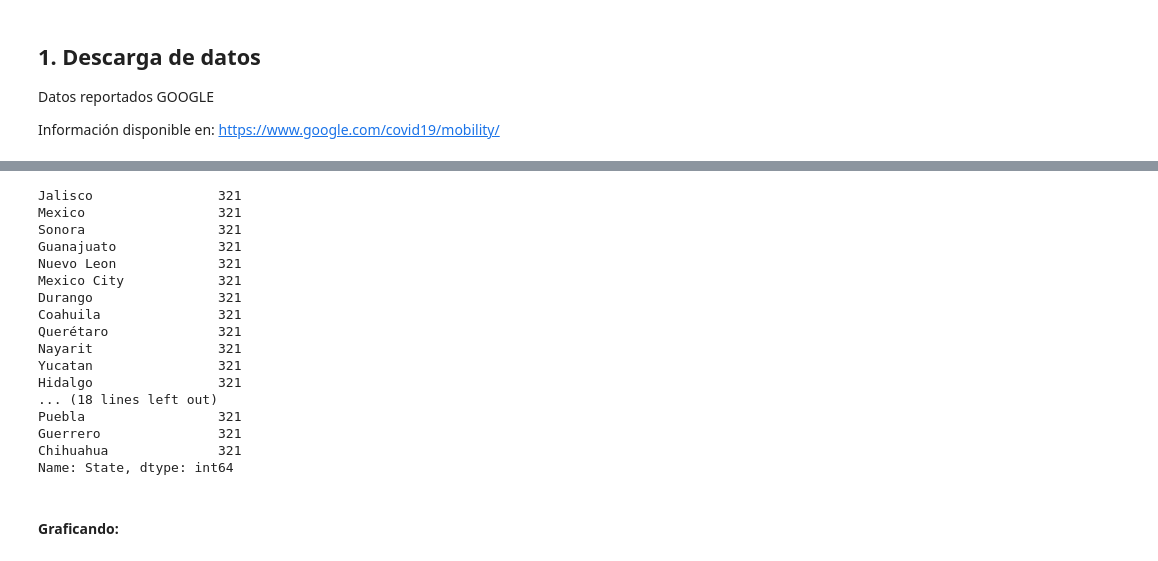
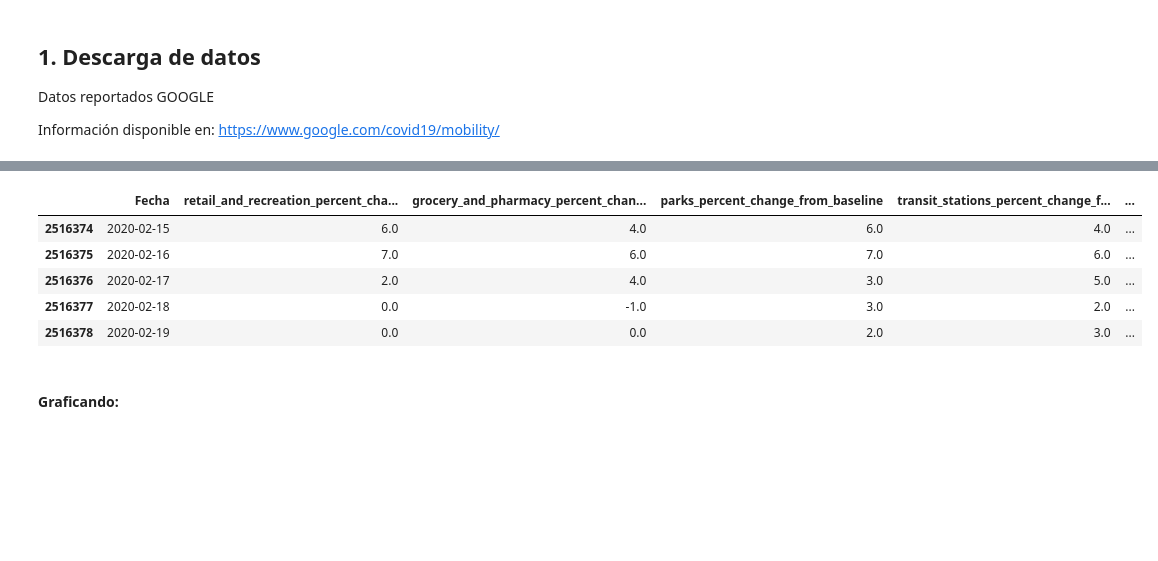
Before and after one commit to benjov/Paper-Covid-2020, a Jupyter notebook: Estadistica_Mobility_NEW.ipynb, the cells around one changed output, grey strips where cells are left out. Saved outputs shown, nothing was run; the diff lists cells and outputs as text; code cells hidden in the pictures; blank space fills up the shorter version.

```diff
--- a/Estadistica_Mobility_NEW.ipynb
+++ b/Estadistica_Mobility_NEW.ipynb
@@ -107,22 +111 @@ State                                                  object
 dtype: object
-# %%
-#
-Mobility['State'].value_counts()
-# %% [output]
-Jalisco                321
-Mexico                 321
-Sonora                 321
-Guanajuato             321
-Nuevo Leon             321
-Mexico City            321
-Durango                321
-Coahuila               321
-Querétaro              321
-Nayarit                321
-Yucatan                321
-Hidalgo                321
-... (18 lines left out)
-Puebla                 321
-Guerrero               321
-Chihuahua              321
-Name: State, dtype: int64
@@ -129,3 +116,23 @@ Name: State, dtype: int64
+# %%
+# Selecting series
+
+Series_Mobility = Mobility[Mobility["sub_region_1"].isnull()]
+
+Series_Mobility = Series_Mobility[['Fecha', 'retail_and_recreation_percent_change_from_baseline',
+                                   'grocery_and_pharmacy_percent_change_from_baseline',
+                                   'parks_percent_change_from_baseline',
+                                   'transit_stations_percent_change_from_baseline',
+                                   'workplaces_percent_change_from_baseline',
+                                   'residential_percent_change_from_baseline']]
+
+Series_Mobility.head()
+# %% [output]
+|  | Fecha | retail_and_recreation_percent_cha... | grocery_and_pharmacy_percent_chan... | parks_percent_change_from_baseline | transit_stations_percent_change_f... | ... |
+| 2516374 | 2020-02-15 | 6.0 | 4.0 | 6.0 | 4.0 | ... |
+| 2516375 | 2020-02-16 | 7.0 | 6.0 | 7.0 | 6.0 | ... |
+| 2516376 | 2020-02-17 | 2.0 | 4.0 | 3.0 | 5.0 | ... |
+| 2516377 | 2020-02-18 | 0.0 | -1.0 | 3.0 | 2.0 | ... |
+| 2516378 | 2020-02-19 | 0.0 | 0.0 | 2.0 | 3.0 | ... |
 # %% [markdown]
 #### Graficando:
 # %%
```
Also changed, not shown: parts of 13 cells of this notebook, 2 other files.
